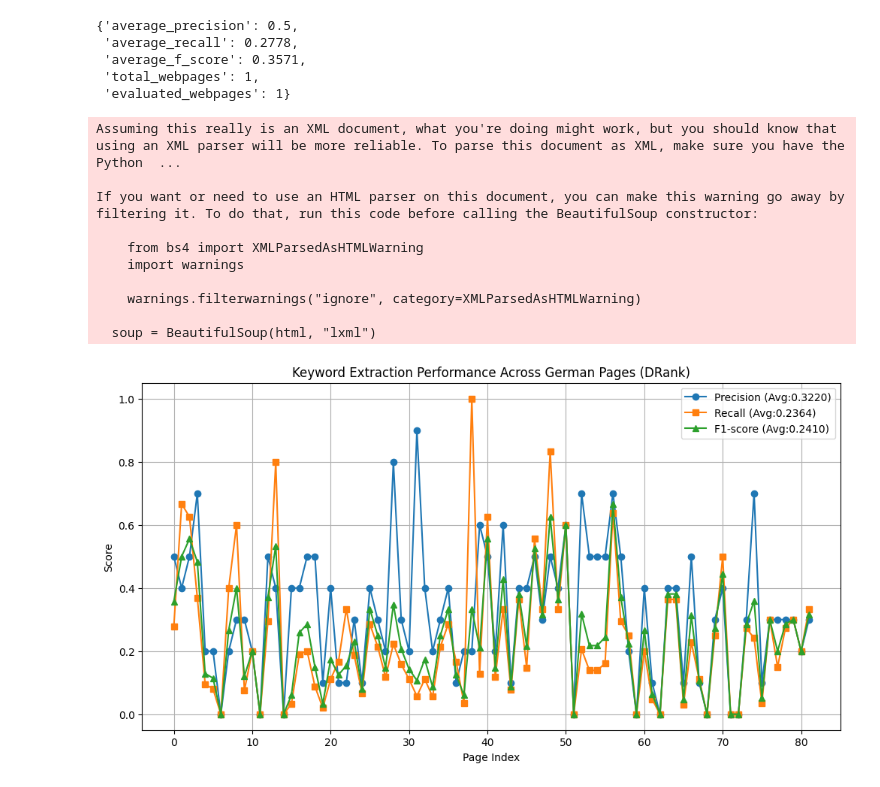
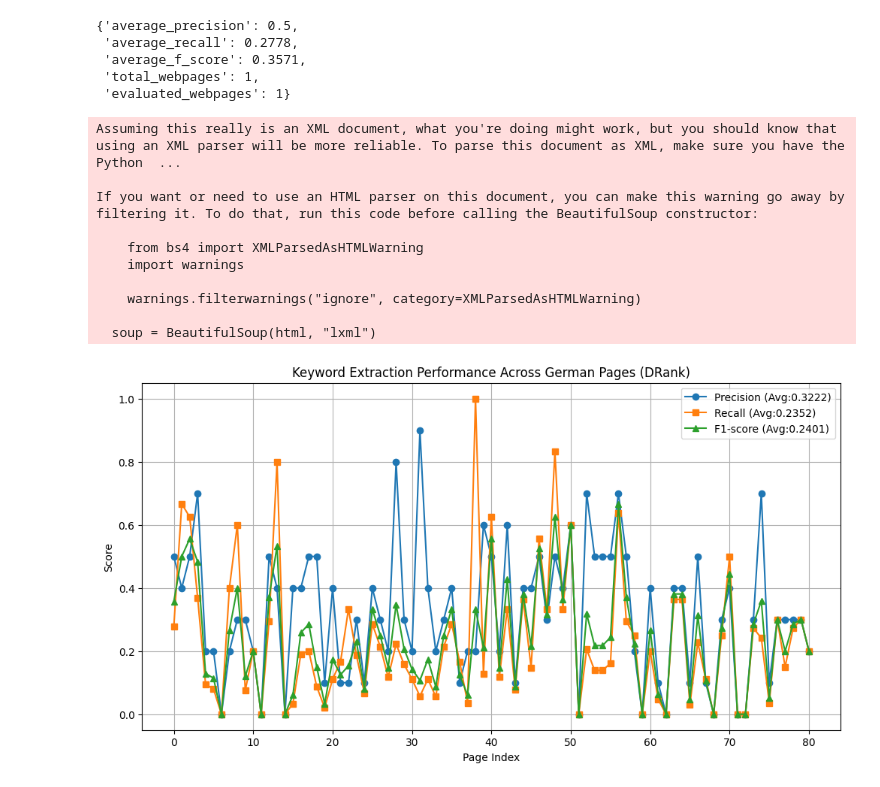
Before and after one commit to Muditha-Kumara/dataAnalytics, a Jupyter notebook: toFinalReport/german/DRank_german.ipynb, the cells around one changed output. Cells and saved outputs as stored; diff of their text form; code cells hidden in the pictures.

```diff
--- a/toFinalReport/german/DRank_german.ipynb
+++ b/toFinalReport/german/DRank_german.ipynb
@@ -403,7 +403,7 @@ import os
 import pandas as pd
 
 results = []
-for i in range(82):
+for i in range(81):
     case = run_single_case_drank(index=i, k=10, window_size=4)
     results.append(case)
 dataset_precisions = [r["precision"] for r in results]
@@ -447,31 +447,31 @@ method = "DRank_German"
 avg_precision = round(sum(dataset_precisions) / len(dataset_precisions), 4)
 avg_recall = round(sum(dataset_recalls) / len(dataset_recalls), 4)
 avg_f1 = round(sum(dataset_f1s) / len(dataset_f1s), 4)
 
 row = {
     "DataSet": method,
     "Precision": avg_precision,
     "Recall": avg_recall,
     "F1-score": avg_f1,
     "Evaluated Pages": len(results),
 }
 
 if os.path.exists(csv_path) and os.path.getsize(csv_path) > 0:
     df = pd.read_csv(csv_path)
     df = df[df["DataSet"] != method]
     df = pd.concat([df, pd.DataFrame([row])], ignore_index=True)
 else:
     df = pd.DataFrame([row])
 df.to_csv(csv_path, index=False)
 # %% [output]
 Assuming this really is an XML document, what you're doing might work, but you should know that using an XML parser will be more reliable. To parse this document as XML, make sure you have the Python  ...
 
 If you want or need to use an HTML parser on this document, you can make this warning go away by filtering it. To do that, run this code before calling the BeautifulSoup constructor:
 
     from bs4 import XMLParsedAsHTMLWarning
     import warnings
 
     warnings.filterwarnings("ignore", category=XMLParsedAsHTMLWarning)
 
   soup = BeautifulSoup(html, "lxml")
-[figure, old version]
+[figure, new version]
```
Also changed, not shown: 6 other files.
